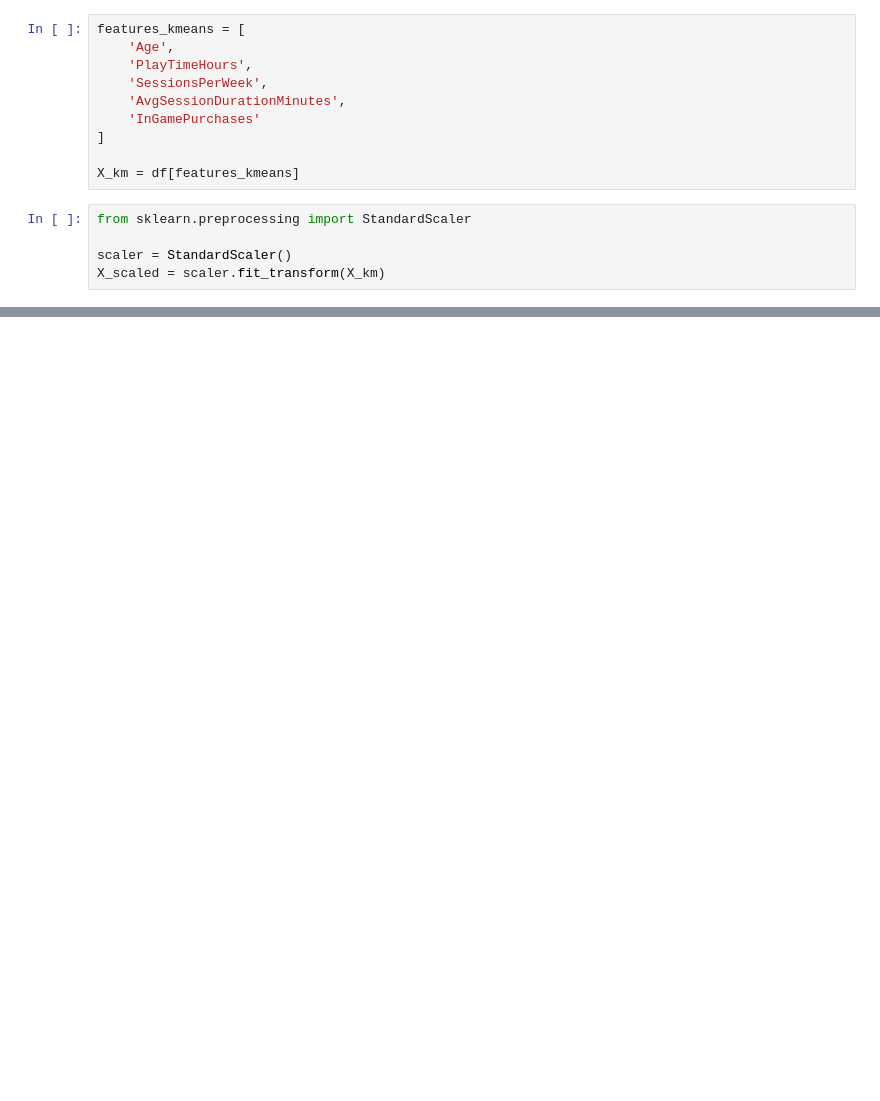
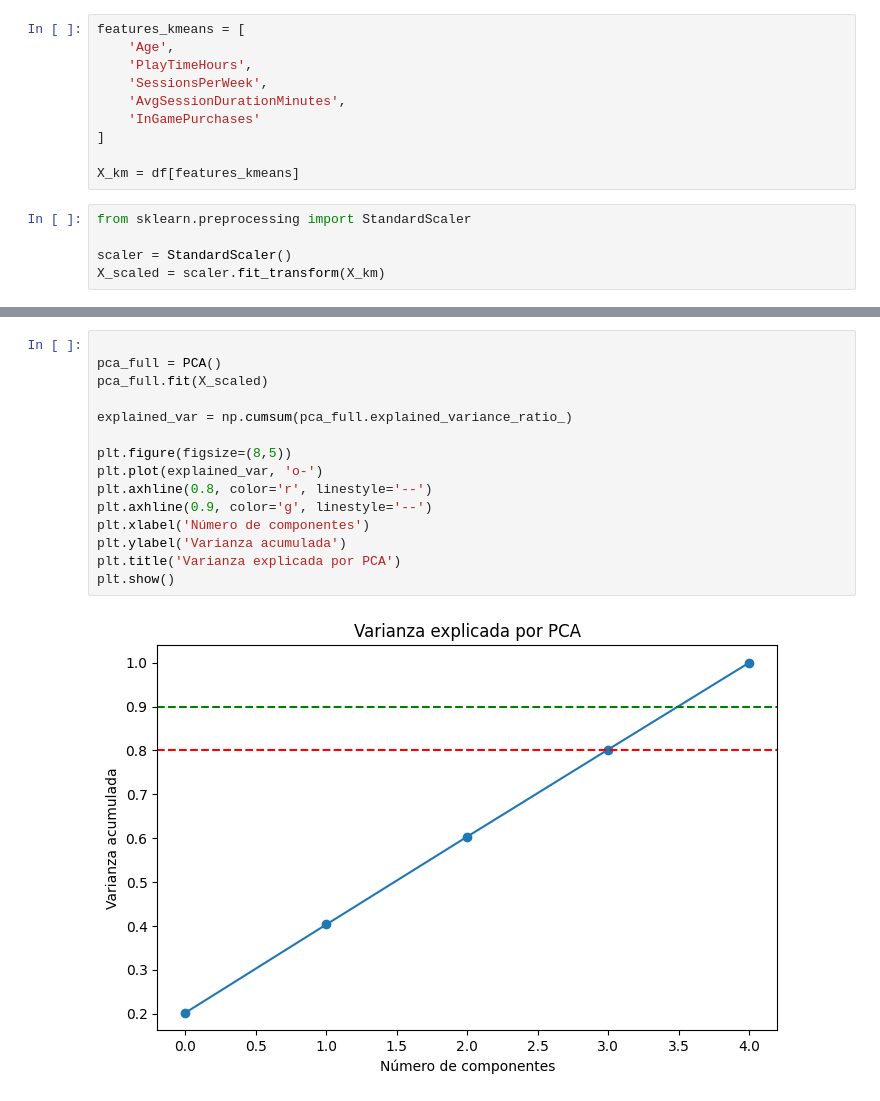
Before and after one commit to OmarDekGil/Bluetab_case, a Jupyter notebook: model/no supervisados/Kmeans-numericos.ipynb, the cells around one changed output, grey strips where cells are left out. Drawn from its saved outputs; the diff is of its cells as text; blank space fills up the shorter version.

```diff
--- a/model/no supervisados/Kmeans-numericos.ipynb
+++ b/model/no supervisados/Kmeans-numericos.ipynb
@@ -62,0 +86,17 @@ plt.show()
+# %%
+
+pca_full = PCA()
+pca_full.fit(X_scaled)
+
+explained_var = np.cumsum(pca_full.explained_variance_ratio_)
+
+plt.figure(figsize=(8,5))
+plt.plot(explained_var, 'o-')
+plt.axhline(0.8, color='r', linestyle='--')
+plt.axhline(0.9, color='g', linestyle='--')
+plt.xlabel('Número de componentes')
+plt.ylabel('Varianza acumulada')
+plt.title('Varianza explicada por PCA')
+plt.show()
+# %% [output]
+[figure, added]
```
Also changed, not shown: parts of 6 cells of this notebook.
